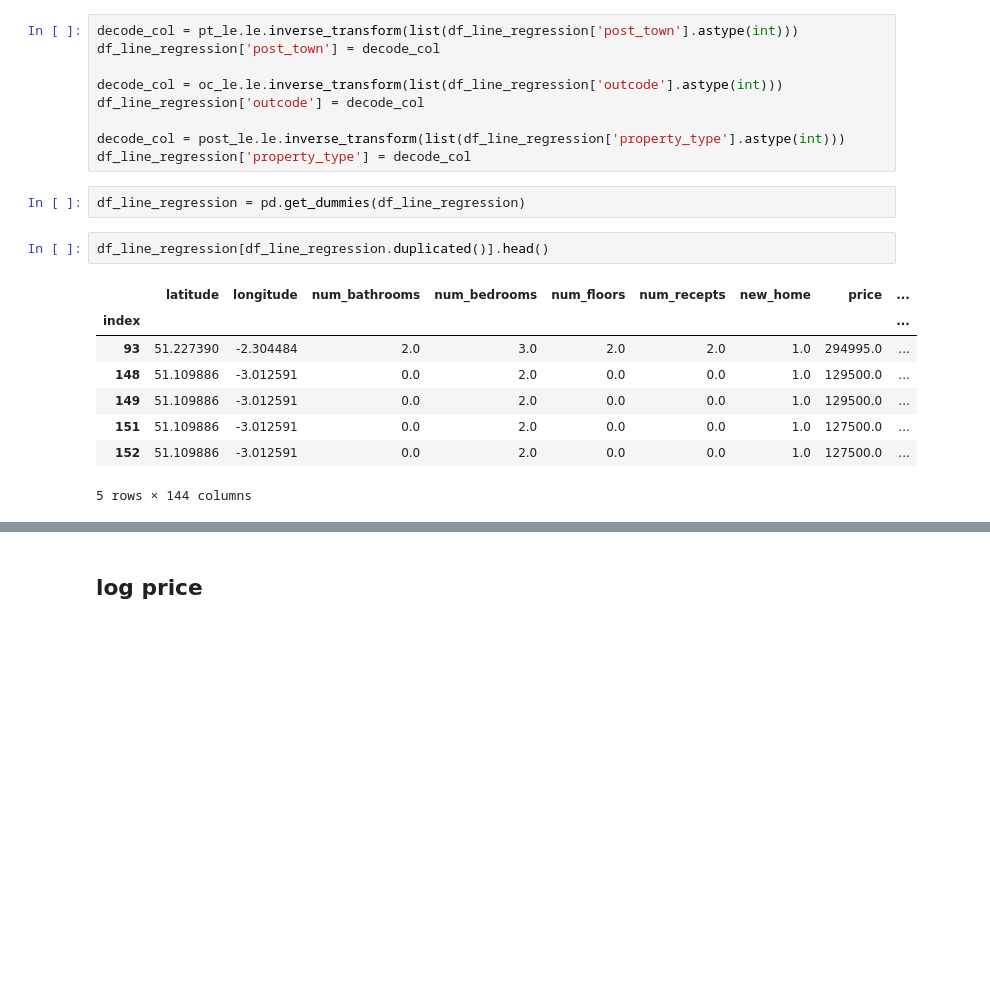
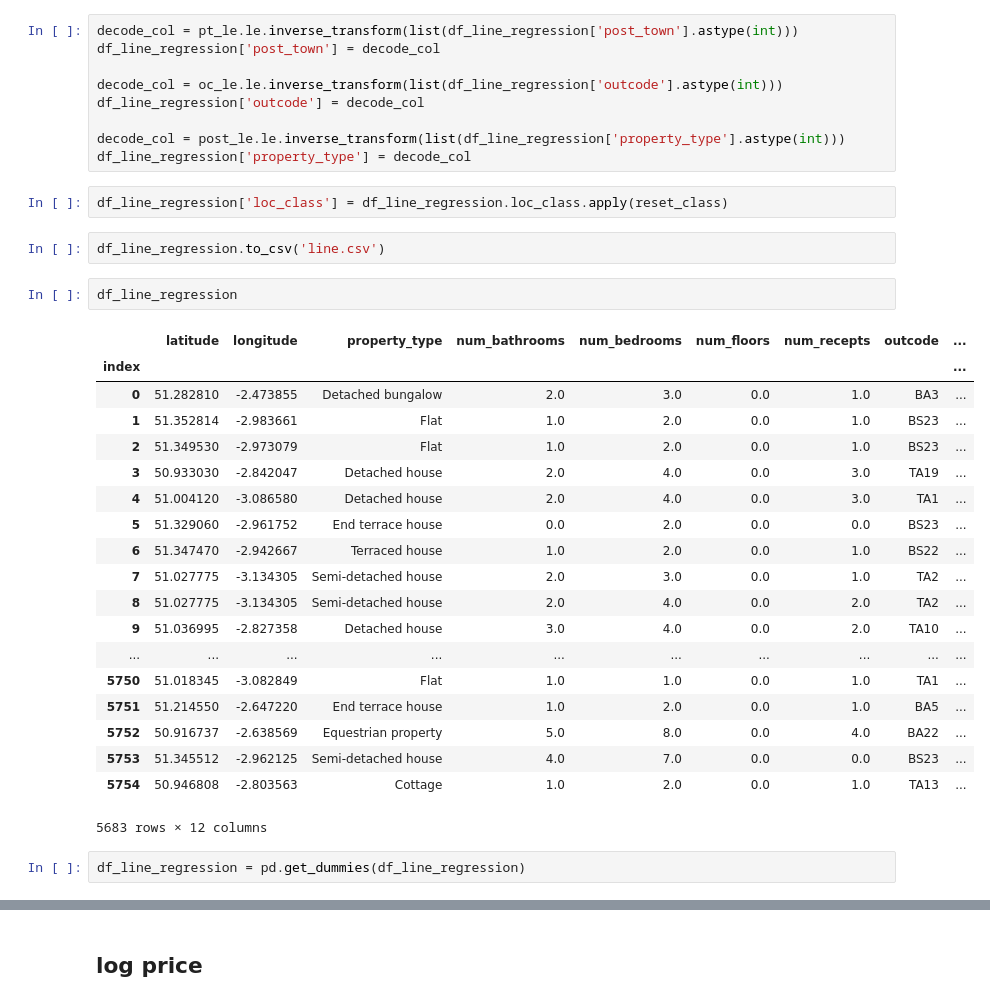
Before and after one commit to green-fox-academy/dongdong69, a Jupyter notebook: week-07/project/project_main.ipynb, the cells around one changed output, grey strips where cells are left out. Cells and saved outputs as stored; diff of their text form; blank space fills up the shorter version.

```diff
--- a/week-07/project/project_main.ipynb
+++ b/week-07/project/project_main.ipynb
@@ -343,19 +369,34 @@ df_line_regression['outcode'] = decode_col
 
 decode_col = post_le.le.inverse_transform(list(df_line_regression['property_type'].astype(int)))
 df_line_regression['property_type'] = decode_col
+# %%
+df_line_regression['loc_class'] = df_line_regression.loc_class.apply(reset_class)
+# %%
+df_line_regression.to_csv('line.csv')
+# %%
+df_line_regression
+# %% [output]
+|  | latitude | longitude | property_type | num_bathrooms | num_bedrooms | num_floors | num_recepts | outcode | ... |
+| index |  |  |  |  |  |  |  |  | ... |
+| 0 | 51.282810 | -2.473855 | Detached bungalow | 2.0 | 3.0 | 0.0 | 1.0 | BA3 | ... |
+| 1 | 51.352814 | -2.983661 | Flat | 1.0 | 2.0 | 0.0 | 1.0 | BS23 | ... |
+| 2 | 51.349530 | -2.973079 | Flat | 1.0 | 2.0 | 0.0 | 1.0 | BS23 | ... |
+| 3 | 50.933030 | -2.842047 | Detached house | 2.0 | 4.0 | 0.0 | 3.0 | TA19 | ... |
+| 4 | 51.004120 | -3.086580 | Detached house | 2.0 | 4.0 | 0.0 | 3.0 | TA1 | ... |
+| 5 | 51.329060 | -2.961752 | End terrace house | 0.0 | 2.0 | 0.0 | 0.0 | BS23 | ... |
+| 6 | 51.347470 | -2.942667 | Terraced house | 1.0 | 2.0 | 0.0 | 1.0 | BS22 | ... |
+| 7 | 51.027775 | -3.134305 | Semi-detached house | 2.0 | 3.0 | 0.0 | 1.0 | TA2 | ... |
+| 8 | 51.027775 | -3.134305 | Semi-detached house | 2.0 | 4.0 | 0.0 | 2.0 | TA2 | ... |
+| 9 | 51.036995 | -2.827358 | Detached house | 3.0 | 4.0 | 0.0 | 2.0 | TA10 | ... |
+| ... | ... | ... | ... | ... | ... | ... | ... | ... | ... |
+| 5750 | 51.018345 | -3.082849 | Flat | 1.0 | 1.0 | 0.0 | 1.0 | TA1 | ... |
+| 5751 | 51.214550 | -2.647220 | End terrace house | 1.0 | 2.0 | 0.0 | 1.0 | BA5 | ... |
+| 5752 | 50.916737 | -2.638569 | Equestrian property | 5.0 | 8.0 | 0.0 | 4.0 | BA22 | ... |
+| 5753 | 51.345512 | -2.962125 | Semi-detached house | 4.0 | 7.0 | 0.0 | 0.0 | BS23 | ... |
+| 5754 | 50.946808 | -2.803563 | Cottage | 1.0 | 2.0 | 0.0 | 1.0 | TA13 | ... |
+5683 rows × 12 columns
 # %%
 df_line_regression = pd.get_dummies(df_line_regression)
-# %%
-df_line_regression[df_line_regression.duplicated()].head()
-# %% [output]
-|  | latitude | longitude | num_bathrooms | num_bedrooms | num_floors | num_recepts | new_home | price | ... |
-| index |  |  |  |  |  |  |  |  | ... |
-| 93 | 51.227390 | -2.304484 | 2.0 | 3.0 | 2.0 | 2.0 | 1.0 | 294995.0 | ... |
-| 148 | 51.109886 | -3.012591 | 0.0 | 2.0 | 0.0 | 0.0 | 1.0 | 129500.0 | ... |
-| 149 | 51.109886 | -3.012591 | 0.0 | 2.0 | 0.0 | 0.0 | 1.0 | 129500.0 | ... |
-| 151 | 51.109886 | -3.012591 | 0.0 | 2.0 | 0.0 | 0.0 | 1.0 | 127500.0 | ... |
-| 152 | 51.109886 | -3.012591 | 0.0 | 2.0 | 0.0 | 0.0 | 1.0 | 127500.0 | ... |
-5 rows × 144 columns
 # %%
 df_line_regression.drop_duplicates()
 # %% [output]
```
Also changed, not shown: parts of 67 cells of this notebook, 8 other files.
